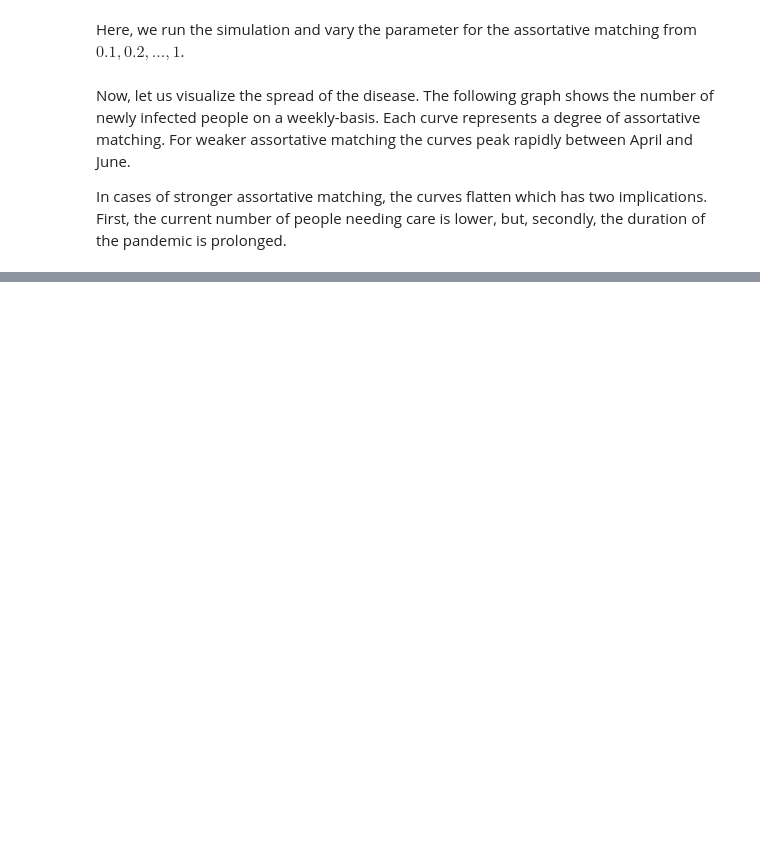
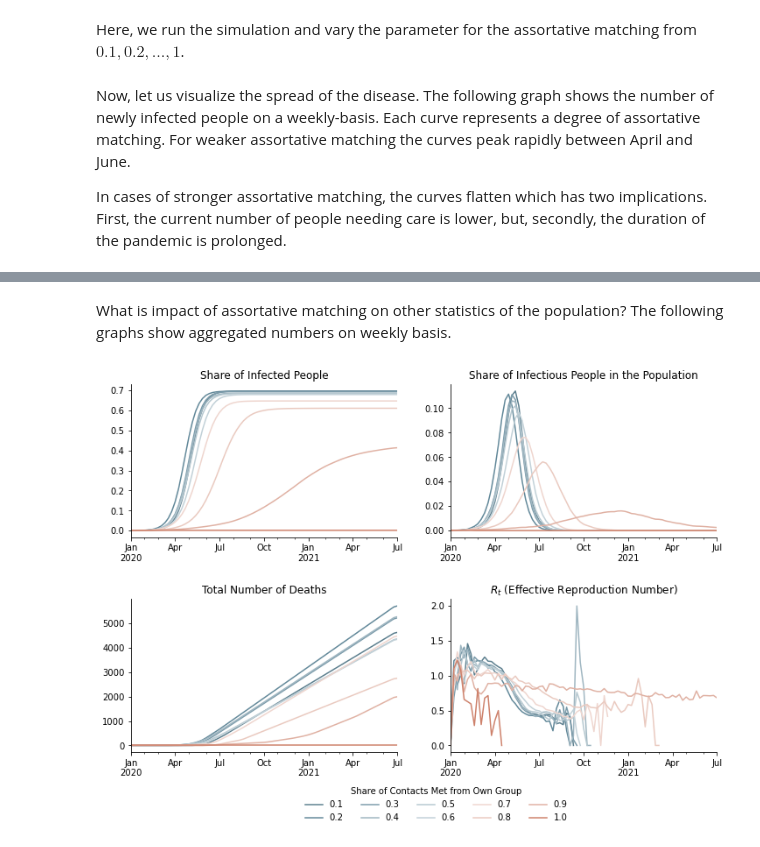
Before and after one commit to covid-19-impact-lab/sid, a Jupyter notebook: docs/source/explanations/assortative_matching.ipynb, the cells around one changed output, grey strips where cells are left out. Cells and saved outputs as stored; diff of their text form; code cells hidden in the pictures; blank space fills up the shorter version.

```diff
--- a/docs/source/explanations/assortative_matching.ipynb
+++ b/docs/source/explanations/assortative_matching.ipynb
@@ -162,0 +188,42 @@ plt.show()
+# %% [markdown]
+What is impact of assortative matching on other statistics of the population? The following graphs show aggregated numbers on weekly basis.
+# %%
+fig, axs = plt.subplots(2, 2, figsize=(12, 8))
+fig.subplots_adjust(bottom=0.15, wspace=0.2, hspace=0.4)
+
+axs = axs.flatten()
+
+for i, (value, data_) in enumerate(data.items()):
+    data_["ever_infected"].resample("W").mean().plot(
+        ax=axs[0], label=str(value), color=colors[i]
+    )
+    data_["infectious"].resample("W").mean().plot(
+        ax=axs[1], label=str(value), color=colors[i]
+    )
+    data_["dead"].resample("W").sum().cumsum().plot(
+        ax=axs[2], label=str(value), color=colors[i]
+    )
+    data_["r"].resample("W").mean().plot(ax=axs[3], label=str(value), color=colors[i])
+
+for ax in axs:
+    ax.set_xlabel("")
+
+axs[0].set_title("Share of Infected People")
+axs[1].set_title("Share of Infectious People in the Population")
+axs[2].set_title("Total Number of Deaths")
+axs[3].set_title("$R_t$ (Effective Reproduction Number)")
+
+handles, labels = axs[0].get_legend_handles_labels()
+plt.figlegend(
+    handles,
+    labels,
+    loc="lower center",
+    bbox_to_anchor=(0.45, 0),
+    ncol=5,
+    frameon=False,
+    title="Share of Contacts Met from Own Group",
+)
+
+plt.show()
+# %% [output]
+[figure, added]
```
Also changed, not shown: parts of 6 cells of this notebook, 1 other file.
